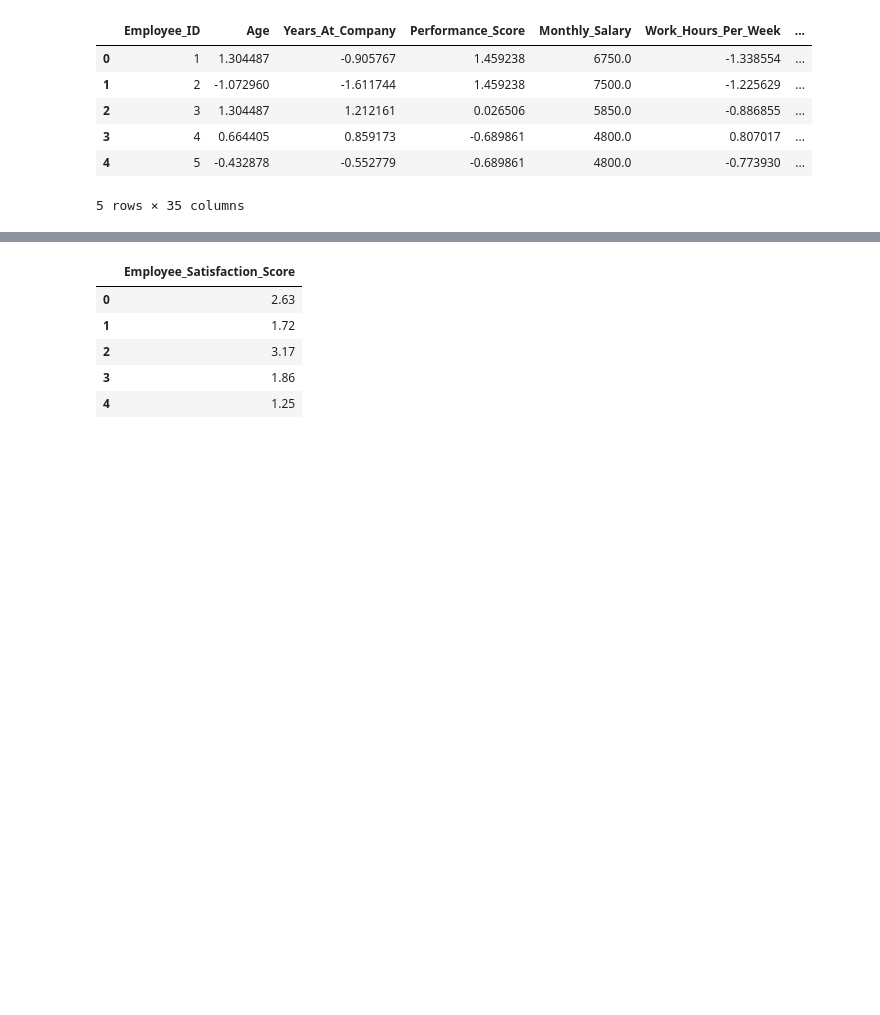
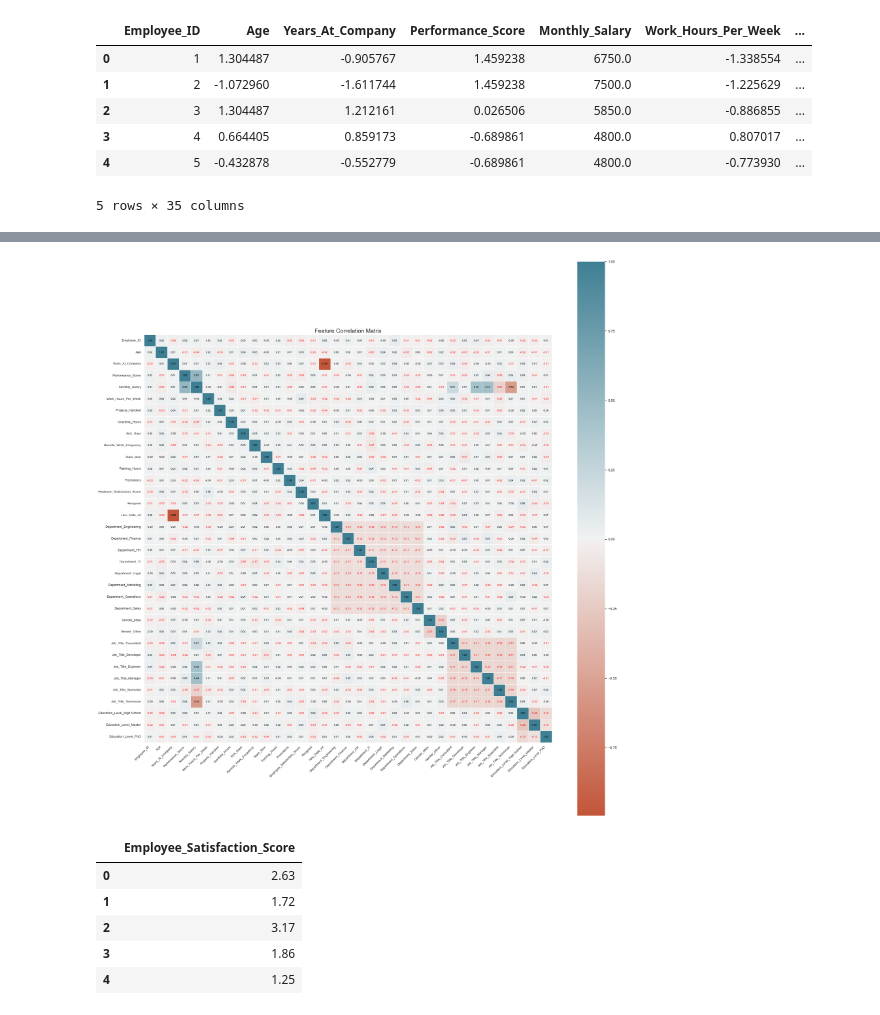
Before and after one commit to carlgonzales075/hr-employee-performance, a Jupyter notebook: notebooks/model_trainer.ipynb, the cells around one changed output, grey strips where cells are left out. Drawn from its saved outputs; the diff is of its cells as text; code cells hidden in the pictures; blank space fills up the shorter version.

Commit message:
Added correlation matrix for features and updated model trainer to execute this.

```diff
--- a/notebooks/model_trainer.ipynb
+++ b/notebooks/model_trainer.ipynb
@@ -34,18 +35,19 @@ def get_data(return_scalers: bool=True):
     data_df = transformed_employee_performance(data_df=data_df)
     new_df, X_scaler, y_scaler = feature_engineered_employee_performance(data_df=data_df,
                                                     return_scaler=True)
-    fig = plot_correlation_with_scores(new_df)
+    target_fig = plot_correlation_with_scores(new_df)
+    features_fig = plot_correlation_matrix(new_df)
     if return_scalers:
         save_scaler(X_scaler, 'x_standard_scaler',
                     'x_scaler')
         save_scaler(y_scaler, 'y_standard_scaler',
                     'y_scaler')
-        return new_df, X_scaler, y_scaler, fig
+        return new_df, X_scaler, y_scaler, target_fig, features_fig
     else:
-        return new_df, None, None, fig
+        return new_df, None, None, target_fig, features_fig
 # %%
 ## Remove False in `get_data` on first run
-new_df, X_scaler, y_scaler, fig = get_data(False)
+new_df, X_scaler, y_scaler, target_fig, features_fig = get_data(False)
 new_df.head()
 # %% [output]
 Found
@@ -62,0 +65,4 @@ fig
+# %%
+features_fig
+# %% [output]
+[figure, added]
```
Also changed, not shown: parts of 7 cells of this notebook, 3 other files.
